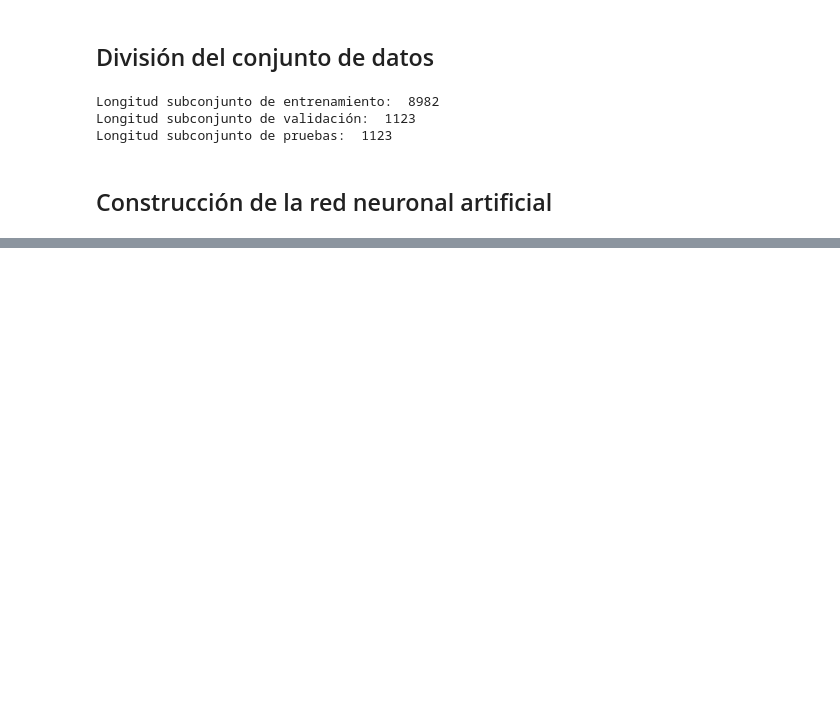
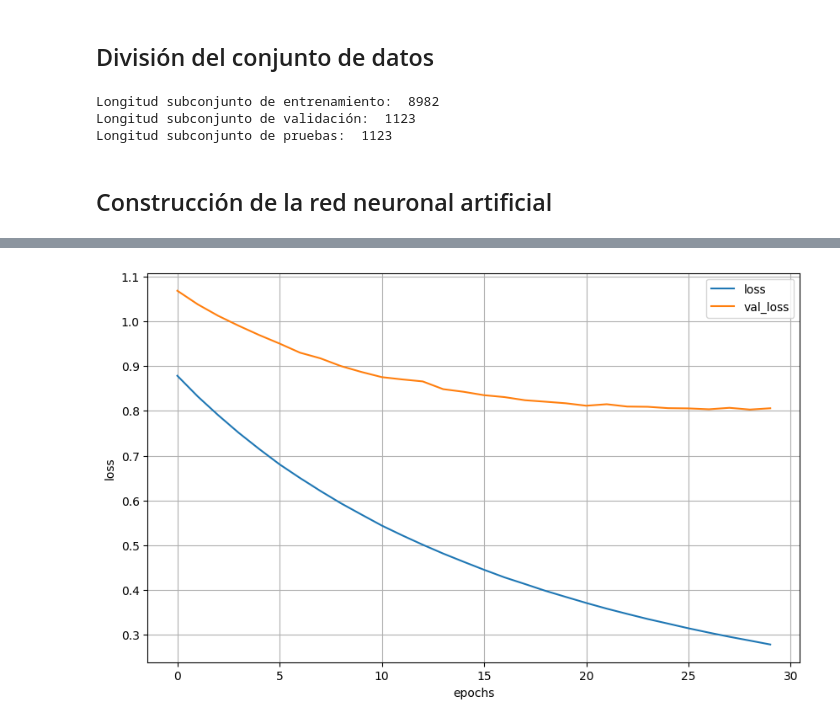
Before and after one commit to LuisPerdomo123/Inteligencia-Computacional, a Jupyter notebook: Funciones_de_Optimmizacion_Caso_Practico_II.ipynb, the cells around one changed output, grey strips where cells are left out. Cells and saved outputs as stored; diff of their text form; code cells hidden in the pictures; blank space fills up the shorter version.

```diff
--- a/Funciones_de_Optimmizacion_Caso_Practico_II.ipynb
+++ b/Funciones_de_Optimmizacion_Caso_Practico_II.ipynb
@@ -126,3 +126,28 @@ Longitud subconjunto de validación:  1123
 Longitud subconjunto de pruebas:  1123
 # %% [markdown]
 ## Construcción de la red neuronal artificial
+# %%
+from tensorflow.keras import models
+from tensorflow.keras import layers
+
+model = models.Sequential()
+model.add(layers.Dense(512, activation='relu'))
+model.add(layers.Dense(46, activation = 'softmax'))
+# %%
+from tensorflow.keras import optimizers
+
+opt_func = optimizers.SGD(learning_rate=0.01, momentum=0.2)
+# %%
+model.compile(
+    optimizer=opt_func,
+    loss = 'categorical_crossentropy',
+    metrics = ['accuracy', 'Precision']
+)
+# %%
+history = model.fit(
+    X_train,
+    Y_train,
+    epochs=30,
+    batch_size=32,
+    validation_data=(X_val, Y_val)
+)
@@ -128,0 +172,11 @@ Longitud subconjunto de pruebas:  1123
+# %%
+import pandas as pd
+import matplotlib.pyplot as plt
+
+pd.DataFrame(history.history)[['loss', 'val_loss']].plot(figsize=(10, 6))
+plt.grid(True)
+plt.xlabel("epochs")
+plt.ylabel("loss")
+plt.show()
+# %% [output]
+[figure, added]
```
Also changed, not shown: parts of 2 cells of this notebook.
